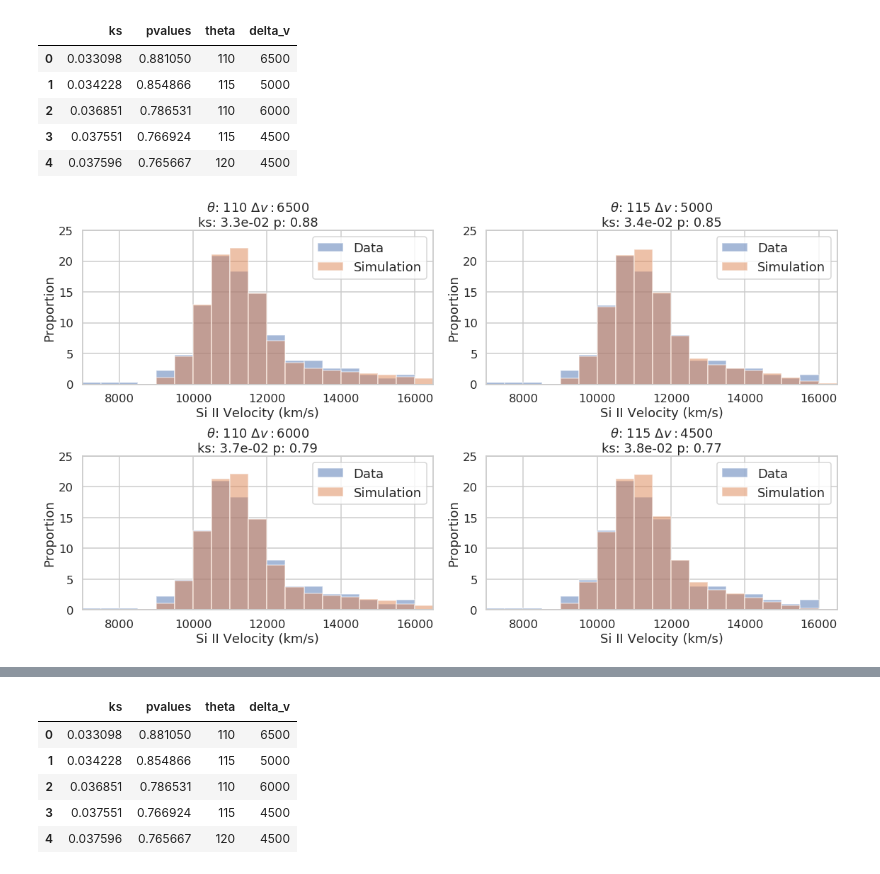
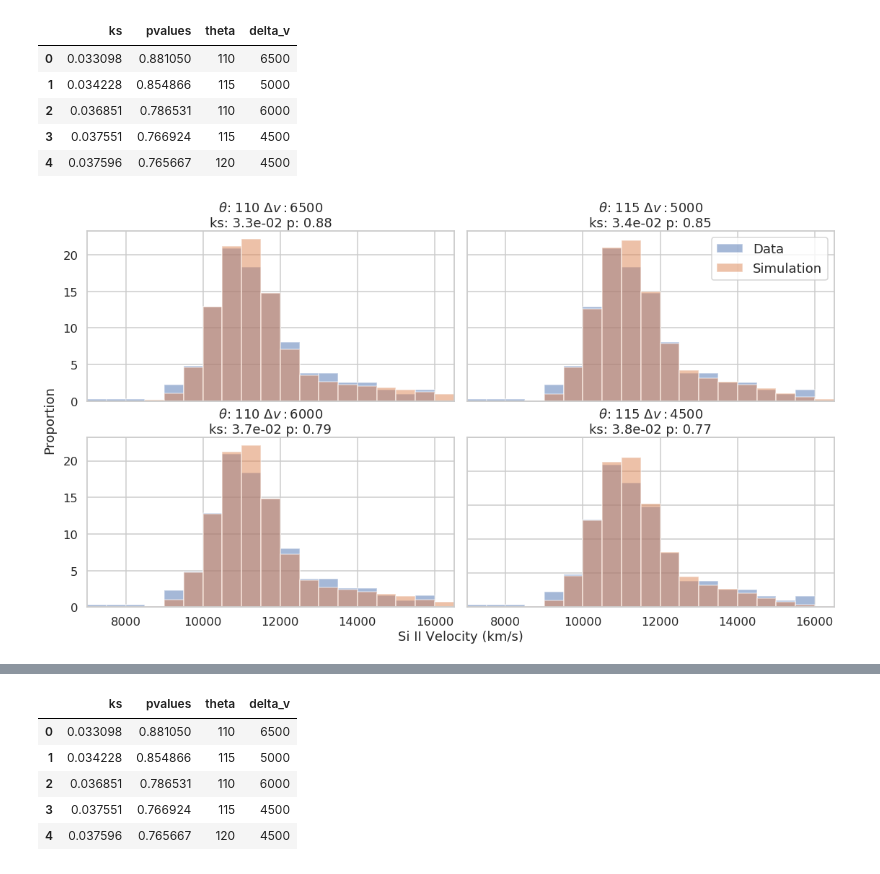
Before and after one commit to ketozhang/ejecta-velocities-of-type-Ia-supernovae, a Jupyter notebook: simulation.ipynb, the cells around one changed output, grey strips where cells are left out. Saved outputs shown, nothing was run; the diff lists cells and outputs as text; code cells hidden in the pictures.

```diff
--- a/simulation.ipynb
+++ b/simulation.ipynb
@@ -161,0 +204,28 @@ Because $\chi^2_3 > 7.82$ (p-value < 5%), we consider the improvement from the u
+# %%
+def piecewise_linear(x, x0, y0, m1):
+    l1 = m1 * x + (y0 - m1 * x0)
+    l2 = 0 * x + (y0 - 0 * x0)
+
+    return np.choose(x <= x0, [l2, l1])
+
+params, _ = curve_fit(piecewise_linear, kasen_model['viewing_angle'], -kasen_model['v_siII'], p0=[100, 12000, -4000/60])
+
+x = np.linspace(0, 180,1000)
+plt.errorbar(kasen_model['viewing_angle'], -kasen_model['v_siII'], yerr=kasen_model['v_siII_err'],
+             fmt='o', color='k', elinewidth=1, capsize=3, capthick=1)
+plt.plot(x[x <= params[0]], piecewise_linear(x, *params)[x <= params[0]], color=np.array([204,  65,  37])/255, lw=5, zorder=10)
+plt.plot(x[x > params[0]], piecewise_linear(x, *params)[x > params[0]], color=np.array([230, 184, 175])/255, lw=5, zorder=10)
+
+ytickslabel = np.array(plt.yticks()[0]).astype(int).astype(str)
+ytickslabel[::2] = ''
+plt.yticks(plt.yticks()[0], ytickslabel)
+
+xticks = np.arange(0, 181, 10)
+xtickslabel = xticks.astype(str)
+xtickslabel[1::2] = ''
+plt.xticks(xticks, xtickslabel)
+
+plt.xlabel('Viewing Angle [deg]')
+plt.ylabel('Si II Velocity [km/s]')
+plt.tight_layout(pad=0)
+plt.savefig('results/Kasen07_velocity_plot_fitted.png', orientation='landscape', format='png', dpi=600)
@@ -227,8 +299,13 @@ df.head()
 from scipy.stats import kstest, norm, ks_2samp
 
 nrows, ncols = 2, 2
-fig, axs = plt.subplots(nrows, ncols, figsize=(16, 4.5*nrows))
+fig, axs = plt.subplots(nrows, ncols, figsize=(16, 4.5*nrows), sharex=True, sharey=True)
 
+fig.add_subplot(111, frameon=False)
+plt.tick_params(labelcolor='none', top=False, bottom=False, left=False, right=False)
+plt.grid(False)
+plt.xlabel('Si II Velocity (km/s)')
+plt.ylabel("Proportion")
 
 for i in range(nrows*ncols):
     ax = axs[i//ncols, i%ncols]
@@ -244,41 +321,39 @@ for i in range(nrows*ncols):
 
 
     # Data
-    ax.hist(sn_data['v_siII'], bins, density=True, alpha=0.5, label='Data')
+    l1 = ax.hist(sn_data['v_siII'], bins, density=True, alpha=0.5, label='Data')
 
     # LV Component
 
     # HV Component Data Fit
 #     ax.plot(xrange, gaussian(xrange, *hv_params) * (1-mixing_param), '--b', label="Data HV Fit")
 
     # HV Simulation
     # Use HV from simulation and LV from sampling data fit
 #     hv_samp = hvs[i]
 
-    ax.hist(v_sim[i], bins, density=True, alpha=0.5, label="Simulation")
+    l2 = ax.hist(v_sim[i], bins, density=True, alpha=0.5, label="Simulation")
 
     # HV Component Simulation Fit
     # Gaussian fit on the simulation
 #     ydata, xdata = np.histogram(hv_samp, bins=np.arange(0.8, 1.75, 0.1) * 10, density=True)
 #     xdata = (xdata[:-1] + xdata[1:]) / 2
 #     opt, cov = curve_fit(gaussian, xdata, ydata, p0=[np.mean(hv_samp), np.std(hv_samp)])
 #     ax.plot(xrange, gaussian(xrange, *opt) * (1-mixing_param), '--r', label="Simulation HV Fit")
 
 
     # Plot config
     ax.set_title(f"$\\theta$: {param['theta']} $\Delta v: ${param['delta_v']}\nks: {ks[i]:.1e} p: {pvalues[i]:.2f}")
     ax.set_xlim(bins.min(), bins.max())
     yticks = ax.get_yticks() * 500 * 100
     yticks = np.arange(yticks.min(), yticks.max() + 1, 5) / (500 * 100)
     ytickslabel = [f'{tick:.2g}' for tick in yticks * 500 * 100]
     ax.set_yticks(yticks)
     ax.set_yticklabels(ytickslabel)
-    ax.set_xlabel('Si II Velocity (km/s)')
-    ax.set_ylabel('Proportion')
-    ax.legend(loc='upper right')
 
-plt.tight_layout()
+plt.legend(*axs[0][0].get_legend_handles_labels(), loc='upper right')
+plt.tight_layout(pad=0)
 plt.savefig('results/grid_search_results.png', dpi=600, format='png')
 # %% [output]
-[figure, old version]
+[figure, new version]
 # %%
```
Also changed, not shown: parts of 10 cells of this notebook, 11 other files.
